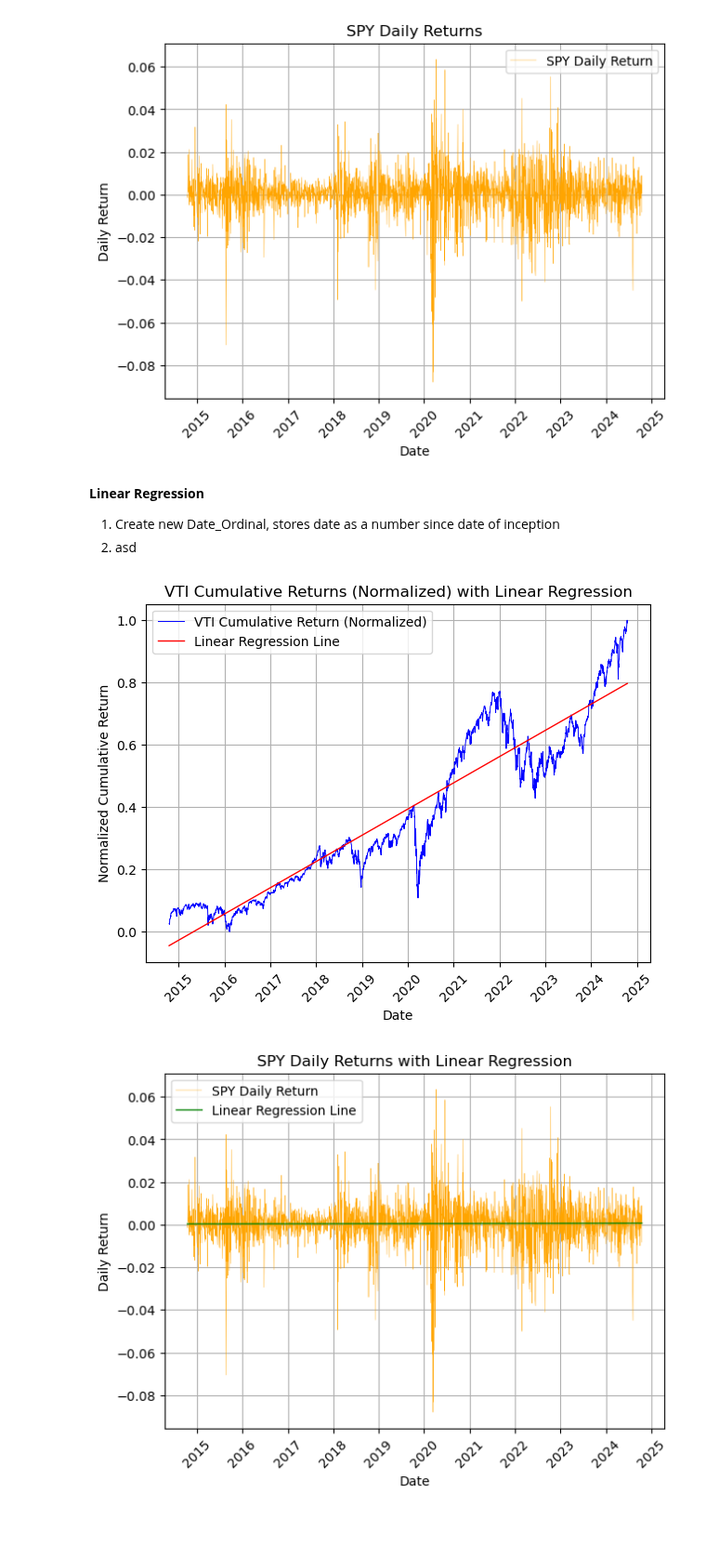
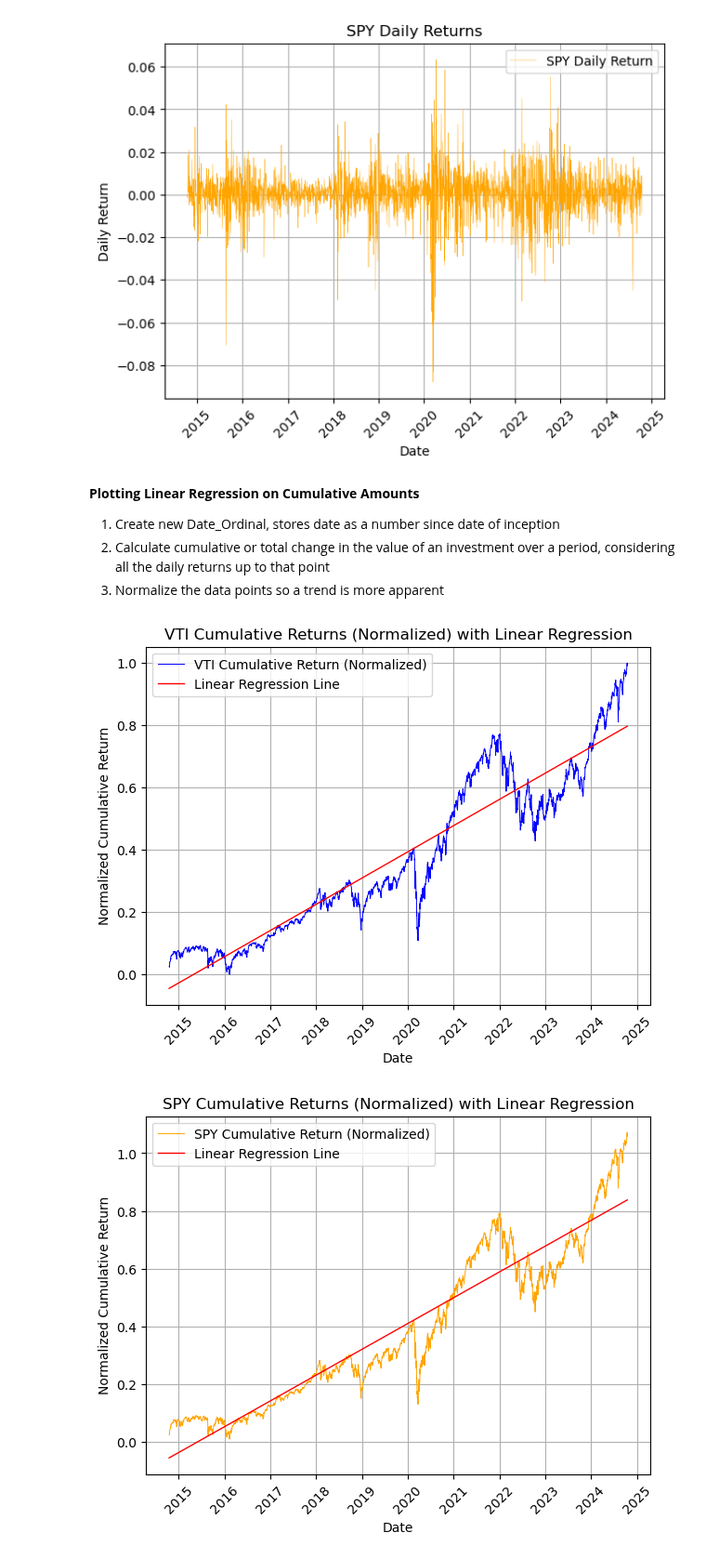
Before and after one commit to caiot27/info2950group, a Jupyter notebook: phase2.ipynb, the cells around one changed output. Shown at 93% size. Cells and saved outputs as stored; diff of their text form; code cells hidden in the pictures; blank space fills up the shorter version.

```diff
--- a/phase2.ipynb
+++ b/phase2.ipynb
@@ -23,8 +23,8 @@ SPY_df = pd.read_csv('SPY10Y.csv')
 # %%
 VTI_df.columns = VTI_df.columns.str.strip()
 SPY_df.columns = SPY_df.columns.str.strip()
-VTI_df['Date'] = pd.to_datetime(VTI_df['Date'], format='%Y-%m-%d')
-SPY_df['Date'] = pd.to_datetime(SPY_df['Date'], format='%Y-%m-%d')
+VTI_df['Date'] = pd.to_datetime(VTI_df['Date'], format='%Y/%m/%d')
+SPY_df['Date'] = pd.to_datetime(SPY_df['Date'], format='%Y/%m/%d')
 
 VTIPrices = VTI_df[['Date','Open']]
 SPYPrices = SPY_df[['Date','Open']]
@@ -108,64 +108,68 @@ plt.show()
 [figure]
 [figure]
 # %% [markdown]
-**Linear Regression**
+**Plotting Linear Regression on Cumulative Amounts**
 1) Create new Date_Ordinal, stores date as a number since date of inception
-2) asd
+2) Calculate cumulative or total change in the value of an investment over a period, considering all the daily returns up to that point
+3) Normalize the data points so a trend is more apparent
 # %%
-TotalIndex['Date_Ordinal'] = pd.to_datetime(TotalIndex['Date']).map(pd.Timestamp.toordinal)
+TotalIndex['Date_Ordinal'] = pd.to_datetime(TotalIndex['Date']
+                                           ).map(pd.Timestamp.toordinal)
 TotalIndex['VTI_Cumulative'] = (1 + TotalIndex['VTI_Returns']).cumprod() - 1
 TotalIndex['SPY_Cumulative'] = (1 + TotalIndex['SPY_Returns']).cumprod() - 1
 
+#VTI Code
 vti_min = TotalIndex['VTI_Cumulative'].min()
 vti_max = TotalIndex['VTI_Cumulative'].max()
 TotalIndex['VTI_Cumulative_Normalized'] = (TotalIndex['VTI_Cumulative'] - vti_min) / (vti_max - vti_min)
 
 x_vti = TotalIndex['Date_Ordinal'].values.reshape(-1, 1)
 y_vti_cum_norm = TotalIndex['VTI_Cumulative_Normalized'].values
 
 vti_model = LinearRegression()
 
 vti_model.fit(x_vti, y_vti_cum_norm)
 vti_pred_cum_norm = vti_model.predict(x_vti)
 
 plt.figure(figsize=(7, 5))
-plt.plot(TotalIndex['Date'], TotalIndex['VTI_Cumulative_Normalized'], color='blue', label='VTI Cumulative Return (Normalized)', linewidth=0.7)
-plt.plot(TotalIndex['Date'], vti_pred_cum_norm, color='red', label='Linear Regression Line', linewidth=1)
+plt.plot(TotalIndex['Date'], TotalIndex['VTI_Cumulative_Normalized'],
+         color='blue', label='VTI Cumulative Return (Normalized)', linewidth=0.7)
+plt.plot(TotalIndex['Date'], vti_pred_cum_norm, color='red',
+         label='Linear Regression Line', linewidth=1)
 plt.title('VTI Cumulative Returns (Normalized) with Linear Regression')
 plt.xlabel('Date')
 plt.ylabel('Normalized Cumulative Return')
 plt.grid(True)
 plt.legend()
 plt.xticks(rotation=45)
 plt.show()
 
+#SPY Code
+spy_min = TotalIndex['SPY_Cumulative'].min()
+spy_max = TotalIndex['SPY_Cumulative'].max()
+TotalIndex['SPY_Cumulative_Normalized'] = (TotalIndex['SPY_Cumulative']
+                                           - vti_min) / (vti_max - vti_min)
 
+x_spy = TotalIndex['Date_Ordinal'].values.reshape(-1, 1)
+y_spy_cum_norm = TotalIndex['SPY_Cumulative_Normalized'].values
 
+spy_model = LinearRegression()
 
+spy_model.fit(x_spy, y_spy_cum_norm)
+spy_pred_cum_norm = spy_model.predict(x_spy)
 
-
-X_spy = TotalIndex['Date_Ordinal'].values.reshape(-1, 1)
-y_spy = TotalIndex['SPY_Returns'].values
-
-
-# Perform linear regression for SPY
-spy_model = LinearRegression()
-spy_model.fit(X_spy, y_spy)
-
-# Predict values for SPY
-spy_pred = spy_model.predict(X_spy)
-
-# Plot SPY returns and regression line
 plt.figure(figsize=(7, 5))
-plt.plot(TotalIndex['Date'], TotalIndex['SPY_Returns'], color='orange', label='SPY Daily Return', linewidth=0.3)
-plt.plot(TotalIndex['Date'], spy_pred, color='green', label='Linear Regression Line', linewidth=1)
-plt.title('SPY Daily Returns with Linear Regression')
+plt.plot(TotalIndex['Date'], TotalIndex['SPY_Cumulative_Normalized'],
+         color='orange', label='SPY Cumulative Return (Normalized)', linewidth=0.7)
+plt.plot(TotalIndex['Date'], spy_pred_cum_norm, color='red',
+         label='Linear Regression Line', linewidth=1)
+plt.title('SPY Cumulative Returns (Normalized) with Linear Regression')
 plt.xlabel('Date')
-plt.ylabel('Daily Return')
+plt.ylabel('Normalized Cumulative Return')
 plt.grid(True)
 plt.legend()
 plt.xticks(rotation=45)
 plt.show()
 # %% [output]
 [figure]
-[figure, old version]
+[figure, new version]
```
Also changed, not shown: parts of 4 cells of this notebook.
